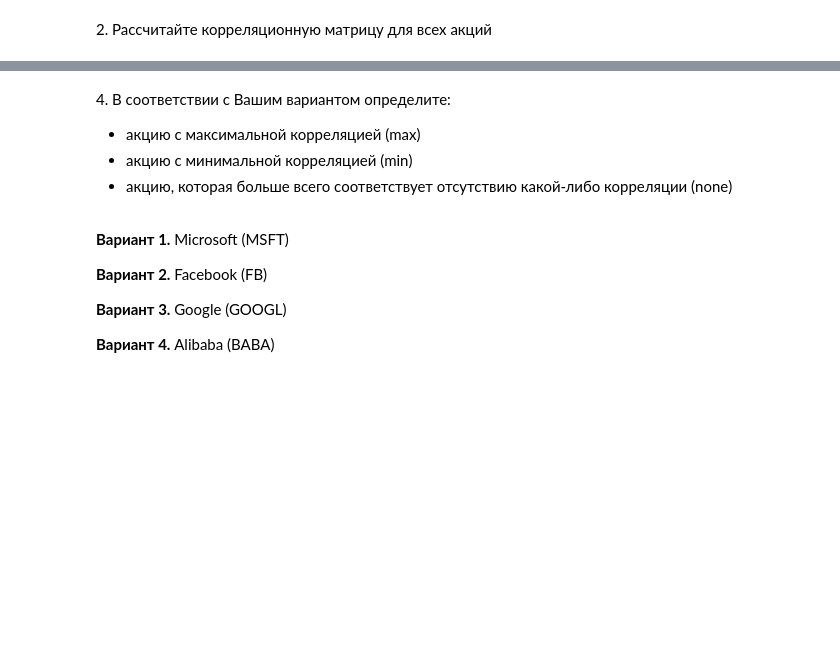
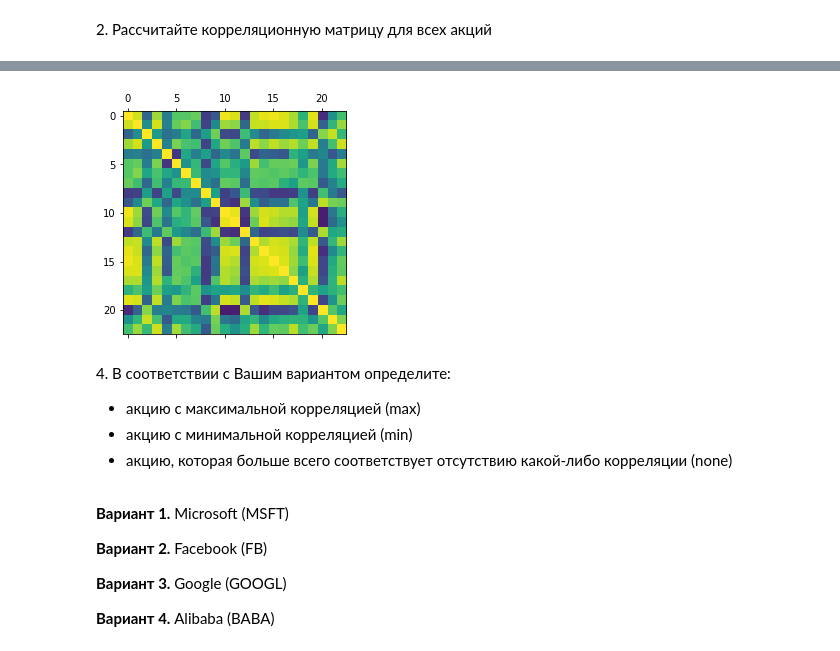
Before and after one commit to Usoshin/MLMeth, a Jupyter notebook: notebooks/A1_Descriptive_Analysis.ipynb, the cells around one changed output, grey strips where cells are left out. Saved outputs shown, nothing was run; the diff lists cells and outputs as text; code cells hidden in the pictures; blank space fills up the shorter version.

```diff
--- a/notebooks/A1_Descriptive_Analysis.ipynb
+++ b/notebooks/A1_Descriptive_Analysis.ipynb
@@ -278,0 +292,12 @@ df
+# %%
+# Ваш код
+import os
+path = "../data/A1_Descriptive_Analysis/stock"   # Путь к файлам
+full_file_name = os.listdir(path) #список файлов в папке file_path
+Matr = pd.DataFrame() #пустой датафрейм
+for filename in full_file_name: # для всех имен
+    buffer = pd.read_csv(path+"/"+filename) #считываем в буфер файл
+    Matr[filename.partition('.')[0]] = buffer["Close"] #для нового столбца с названием как у файла но без расширения записываем столбец буффера закрытия
+    indexM = buffer["Date"] # идекс для матрицы дата
+Matr.index = indexM
+Matr
@@ -285,7 +350,10 @@ df
 <img src="img/fig_corr_matrix.png" width="400px">
 # %%
 # Ваш код
-# matshow(corrMatrix, vmin=-1, vmax=1)
+plt.matshow(Matr.corr(), vmin=-1, vmax=1)
+plt.show()
+# %% [output]
+[figure, added]
 # %% [markdown]
 <div>
 <p>4. В соответствии с Вашим вариантом определите:</p>
```
Also changed, not shown: parts of 12 cells of this notebook.
